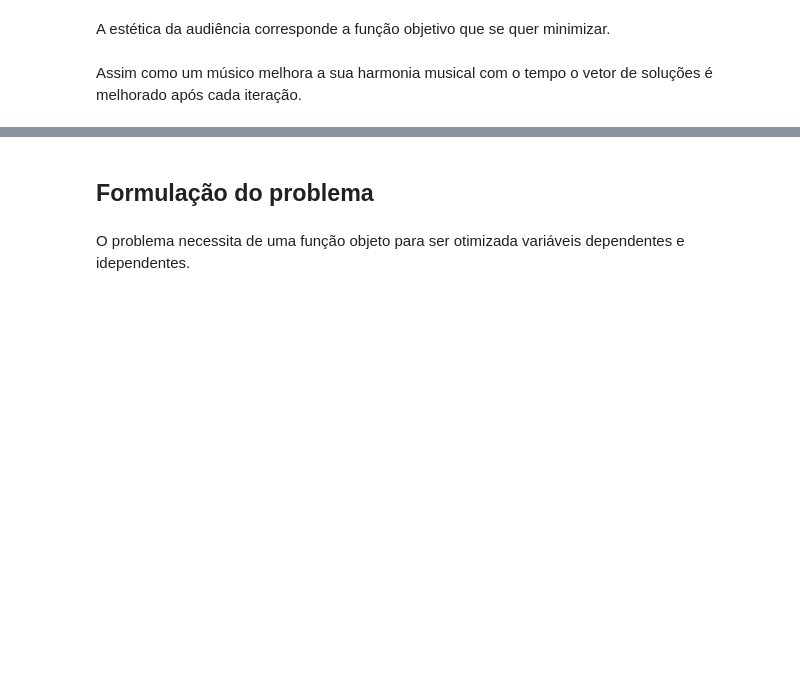
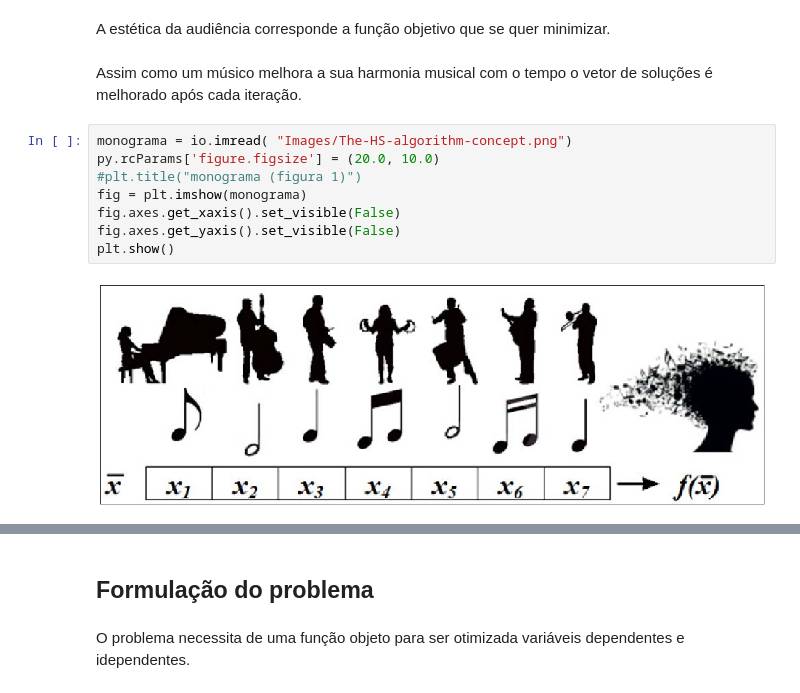
Before and after one commit to VictorCarreira/Disciplina-metodos-randomicos, a Jupyter notebook: BuscaHarmonica/Busca Harmonica.ipynb, the cells around one changed output, grey strips where cells are left out. Drawn from its saved outputs; the diff is of its cells as text; blank space fills up the shorter version.

```diff
--- a/BuscaHarmonica/Busca Harmonica.ipynb
+++ b/BuscaHarmonica/Busca Harmonica.ipynb
@@ -25,3 +29,13 @@ A harmonia musical corresponde a um vetor de soluções em uma determinada itera
  A estética da audiência corresponde a função objetivo que se quer minimizar.
 # %% [markdown]
 Assim como um músico melhora a sua harmonia musical com o tempo o vetor de soluções é melhorado após cada iteração.
+# %%
+monograma = io.imread( "Images/The-HS-algorithm-concept.png")
+py.rcParams['figure.figsize'] = (20.0, 10.0)
+#plt.title("monograma (figura 1)")
+fig = plt.imshow(monograma)
+fig.axes.get_xaxis().set_visible(False)
+fig.axes.get_yaxis().set_visible(False)
+plt.show()
+# %% [output]
+[figure, added]
```
Also changed, not shown: parts of 40 cells of this notebook, 24 other files.
